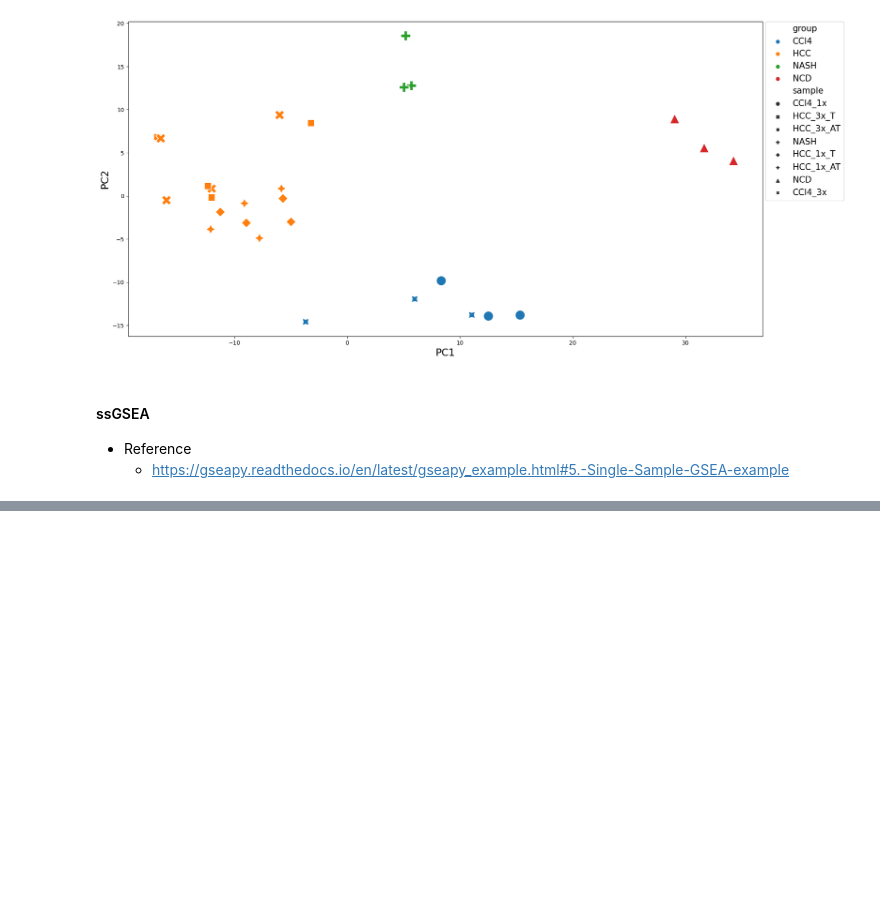
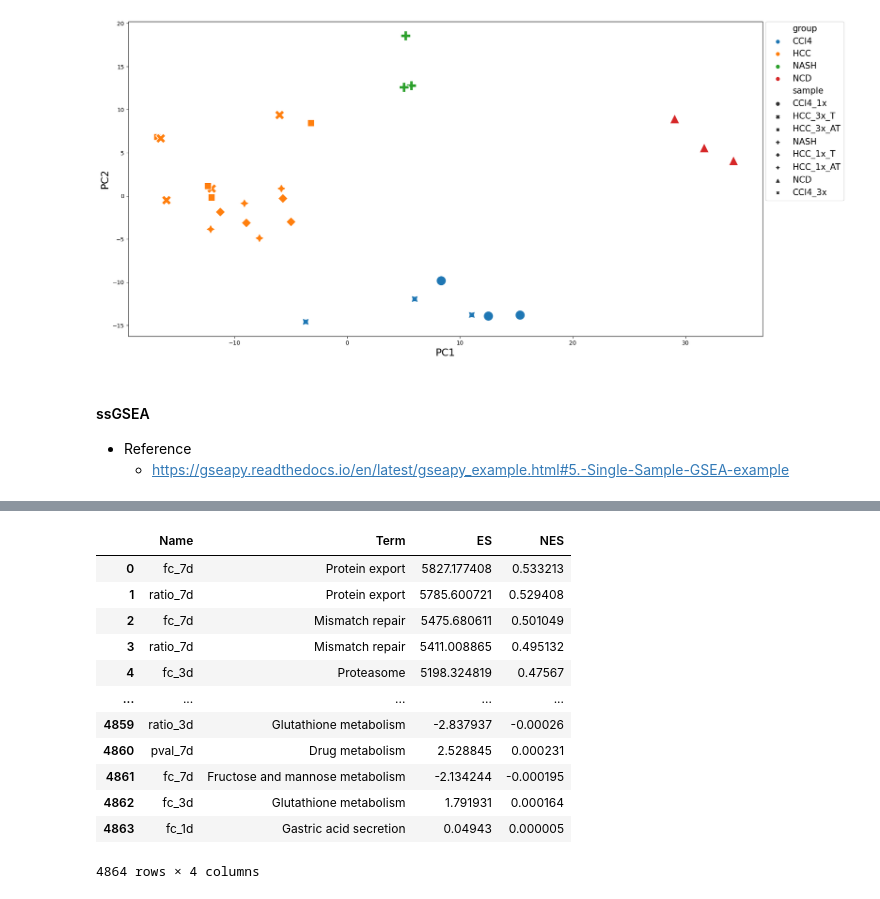
Before and after one commit to jigsaw-snu/NASH_HCC_liver-KRIBB_2022, a Jupyter notebook: srcs/rsem_star_deseq/sample_qc.ipynb, the cells around one changed output, grey strips where cells are left out. Saved outputs shown, nothing was run; the diff lists cells and outputs as text; code cells hidden in the pictures; blank space fills up the shorter version.

```diff
--- a/srcs/rsem_star_deseq/sample_qc.ipynb
+++ b/srcs/rsem_star_deseq/sample_qc.ipynb
@@ -841,0 +957,2 @@ AttributeError: 'str' object has no attribute 'dtype'
+# %%
+test_gsea = gp.ssgsea(data=test_df, gene_sets='KEGG_2021_Human')
@@ -841,0 +985,16 @@ AttributeError: 'str' object has no attribute 'dtype'
+# %%
+test_gsea.res2d
+# %% [output]
+|  | Name | Term | ES | NES |
+| 0 | fc_7d | Protein export | 5827.177408 | 0.533213 |
+| 1 | ratio_7d | Protein export | 5785.600721 | 0.529408 |
+| 2 | fc_7d | Mismatch repair | 5475.680611 | 0.501049 |
+| 3 | ratio_7d | Mismatch repair | 5411.008865 | 0.495132 |
+| 4 | fc_3d | Proteasome | 5198.324819 | 0.47567 |
+| ... | ... | ... | ... | ... |
+| 4859 | ratio_3d | Glutathione metabolism | -2.837937 | -0.00026 |
+| 4860 | pval_7d | Drug metabolism | 2.528845 | 0.000231 |
+| 4861 | fc_7d | Fructose and mannose metabolism | -2.134244 | -0.000195 |
+| 4862 | fc_3d | Glutathione metabolism | 1.791931 | 0.000164 |
+| 4863 | fc_1d | Gastric acid secretion | 0.04943 | 0.000005 |
+4864 rows × 4 columns
```
Also changed, not shown: parts of 17 cells of this notebook.
